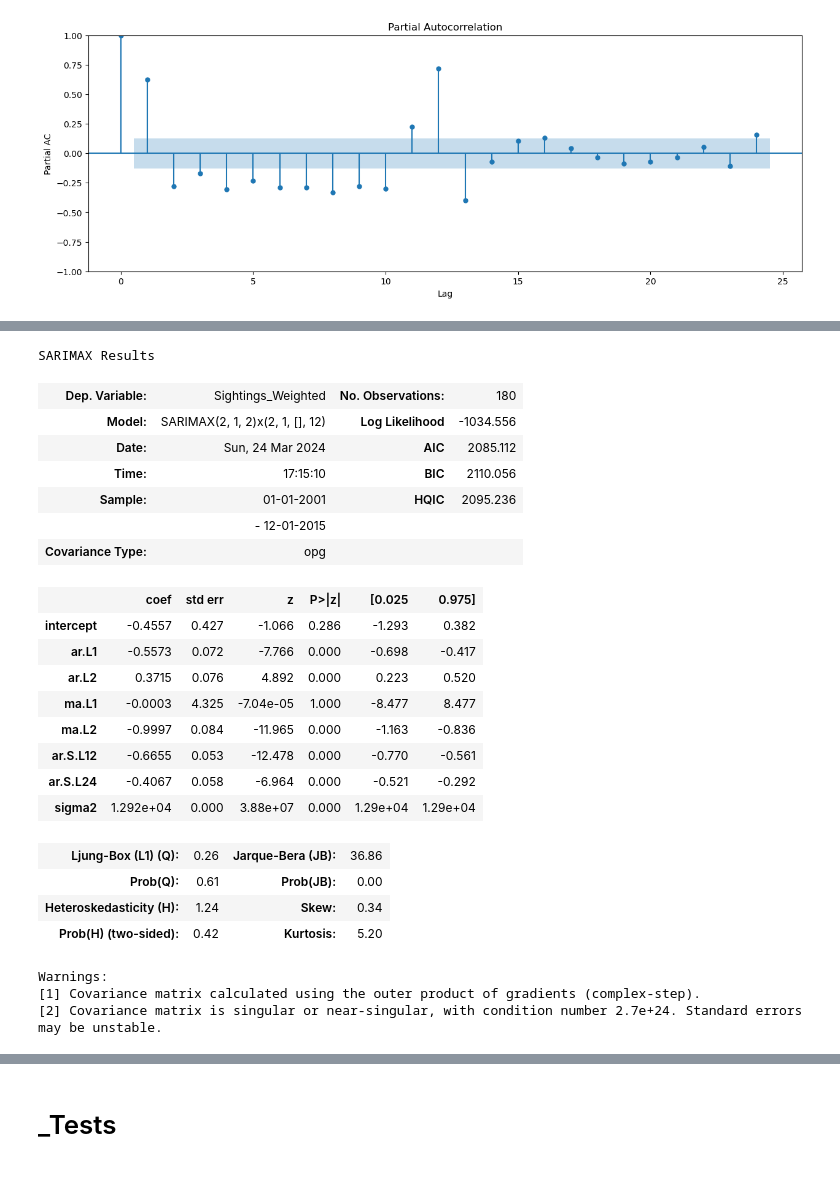
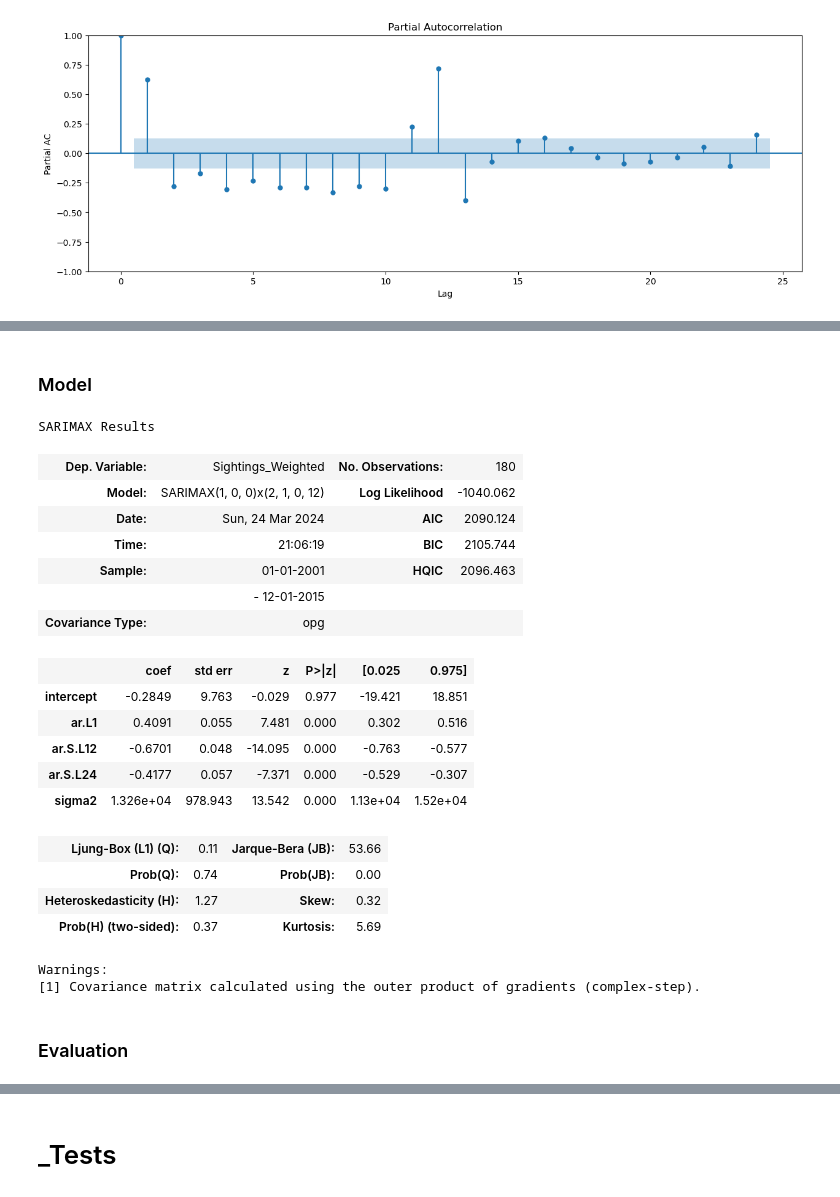
Before and after one commit to chloecousin/Butterflies, a Jupyter notebook: Capstone_Sprint2.ipynb, the cells around one changed output, grey strips where cells are left out. Cells and saved outputs as stored; diff of their text form; code cells hidden in the pictures.

```diff
--- a/Capstone_Sprint2.ipynb
+++ b/Capstone_Sprint2.ipynb
@@ -251,7 +244,0 @@ __COMMENT:__ We clearly see now that the sightings increase from April to July a
-# %%
-decomposition = tsa.seasonal_decompose(Sightings_London_2, model='additive')
-Sightings_London_2['Trend'] = decomposition.trend
-Sightings_London_2['Seasonal'] = decomposition.seasonal
-Sightings_London_2['Residuals'] = decomposition.resid
-
-Sightings_London_2.head(5)
@@ -475,33 +486,33 @@ test = Sightings_Surveys['Sightings_Weighted'].iloc[180:]
+# %% [markdown]
+### Model
 # %%
 # Model
-model = SARIMAX(train, order=(2, 1, 2), seasonal_order=(2, 1, 0, 12), trend='c')
-model_fit = model.fit(disp=0)
-model_fit.summary()
+sarima = SARIMAX(train, order=(1, 0, 0), seasonal_order=(2, 1, 0, 12), trend='c')
+sarima_fit = model.fit(disp=0)
+sarima_fit.summary()
 # %% [output]
 SARIMAX Results
 | Dep. Variable: | Sightings_Weighted | No. Observations: | 180 |
-| Model: | SARIMAX(2, 1, 2)x(2, 1, [], 12) | Log Likelihood | -1034.556 |
-| Date: | Sun, 24 Mar 2024 | AIC | 2085.112 |
-| Time: | 17:15:10 | BIC | 2110.056 |
-| Sample: | 01-01-2001 | HQIC | 2095.236 |
+| Model: | SARIMAX(1, 0, 0)x(2, 1, 0, 12) | Log Likelihood | -1040.062 |
+| Date: | Sun, 24 Mar 2024 | AIC | 2090.124 |
+| Time: | 21:06:19 | BIC | 2105.744 |
+| Sample: | 01-01-2001 | HQIC | 2096.463 |
 |  | - 12-01-2015 |  |  |
 | Covariance Type: | opg |  |  |
 |  | coef | std err | z | P>|z| | [0.025 | 0.975] |
-| intercept | -0.4557 | 0.427 | -1.066 | 0.286 | -1.293 | 0.382 |
-| ar.L1 | -0.5573 | 0.072 | -7.766 | 0.000 | -0.698 | -0.417 |
-| ar.L2 | 0.3715 | 0.076 | 4.892 | 0.000 | 0.223 | 0.520 |
-| ma.L1 | -0.0003 | 4.325 | -7.04e-05 | 1.000 | -8.477 | 8.477 |
-| ma.L2 | -0.9997 | 0.084 | -11.965 | 0.000 | -1.163 | -0.836 |
-| ar.S.L12 | -0.6655 | 0.053 | -12.478 | 0.000 | -0.770 | -0.561 |
-| ar.S.L24 | -0.4067 | 0.058 | -6.964 | 0.000 | -0.521 | -0.292 |
-| sigma2 | 1.292e+04 | 0.000 | 3.88e+07 | 0.000 | 1.29e+04 | 1.29e+04 |
+| intercept | -0.2849 | 9.763 | -0.029 | 0.977 | -19.421 | 18.851 |
+| ar.L1 | 0.4091 | 0.055 | 7.481 | 0.000 | 0.302 | 0.516 |
+| ar.S.L12 | -0.6701 | 0.048 | -14.095 | 0.000 | -0.763 | -0.577 |
+| ar.S.L24 | -0.4177 | 0.057 | -7.371 | 0.000 | -0.529 | -0.307 |
+| sigma2 | 1.326e+04 | 978.943 | 13.542 | 0.000 | 1.13e+04 | 1.52e+04 |
-| Ljung-Box (L1) (Q): | 0.26 | Jarque-Bera (JB): | 36.86 |
-| Prob(Q): | 0.61 | Prob(JB): | 0.00 |
-| Heteroskedasticity (H): | 1.24 | Skew: | 0.34 |
-| Prob(H) (two-sided): | 0.42 | Kurtosis: | 5.20 |
+| Ljung-Box (L1) (Q): | 0.11 | Jarque-Bera (JB): | 53.66 |
+| Prob(Q): | 0.74 | Prob(JB): | 0.00 |
+| Heteroskedasticity (H): | 1.27 | Skew: | 0.32 |
+| Prob(H) (two-sided): | 0.37 | Kurtosis: | 5.69 |
 Warnings:
 [1] Covariance matrix calculated using the outer product of gradients (complex-step).
-[2] Covariance matrix is singular or near-singular, with condition number 2.7e+24. Standard errors may be unstable.
+# %% [markdown]
+### Evaluation
 # %%
 # Evaluation - First defining a function to calculate the Mean Absolute Percentage Error (will serve to evaluate scores across models)
 def mean_absolute_percentage_error(true_values, predicted_values):
```
Also changed, not shown: parts of 23 cells of this notebook.
